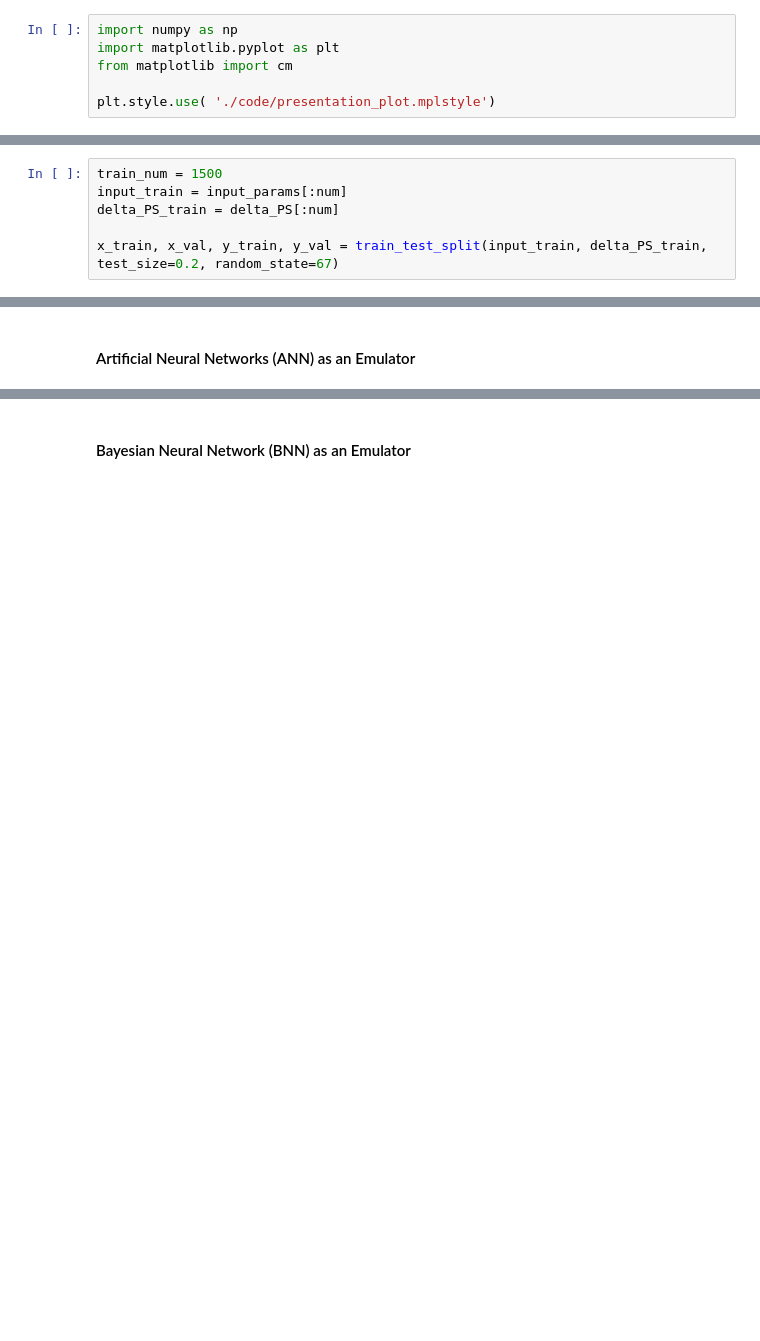
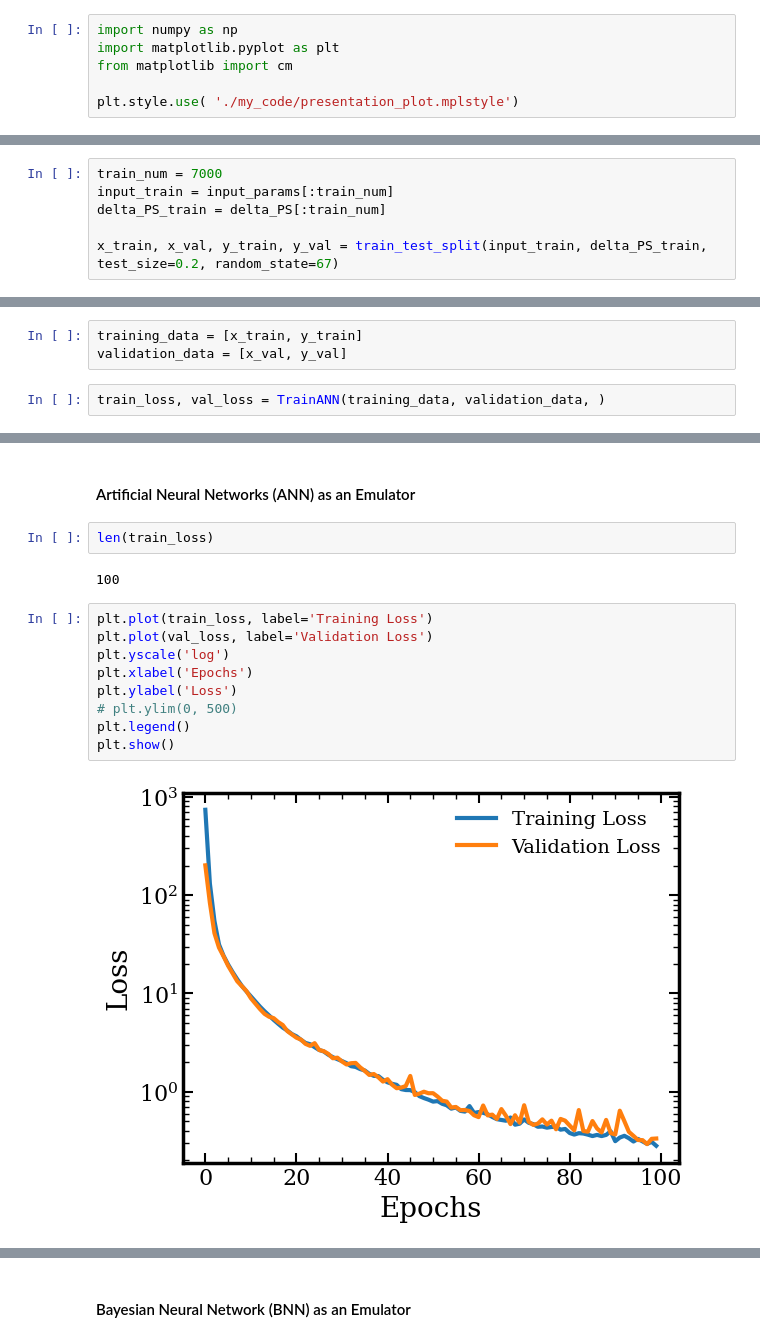
Before and after one commit to Yashraj-010/AI-ML_in_Inference, a Jupyter notebook: tutorial.ipynb, the cells around one changed output, grey strips where cells are left out. Drawn from its saved outputs; the diff is of its cells as text; blank space fills up the shorter version.

```diff
--- a/tutorial.ipynb
+++ b/tutorial.ipynb
@@ -9,7 +9,7 @@ import numpy as np
 import matplotlib.pyplot as plt
 from matplotlib import cm
 
-plt.style.use( './code/presentation_plot.mplstyle')
+plt.style.use( './my_code/presentation_plot.mplstyle')
 # %%
 parameters = np.loadtxt('./data/Parameters.txt', skiprows=1)
 
@@ -64,7 +70,7 @@ import torch
 # %%
-train_num = 1500
-input_train = input_params[:num]
-delta_PS_train = delta_PS[:num]
+train_num = 7000
+input_train = input_params[:train_num]
+delta_PS_train = delta_PS[:train_num]
 
 x_train, x_val, y_train, y_val = train_test_split(input_train, delta_PS_train, test_size=0.2, random_state=67)
 # %%
@@ -78,0 +82,5 @@ validation_data = torch.tensor(x_val, dtype=torch.float32), torch.tensor(y_val,
+# %%
+training_data = [x_train, y_train]
+validation_data = [x_val, y_val]
+# %%
+train_loss, val_loss = TrainANN(training_data, validation_data, )
@@ -79,2 +105,17 @@ validation_data = torch.tensor(x_val, dtype=torch.float32), torch.tensor(y_val,
 # %% [markdown]
 #### Artificial Neural Networks (ANN) as an Emulator
+# %%
+len(train_loss)
+# %% [output]
+100
+# %%
+plt.plot(train_loss, label='Training Loss')
+plt.plot(val_loss, label='Validation Loss')
+plt.yscale('log')
+plt.xlabel('Epochs')
+plt.ylabel('Loss')
+# plt.ylim(0, 500)
+plt.legend()
+plt.show()
+# %% [output]
+[figure, added]
```
Also changed, not shown: parts of 8 cells of this notebook, 3 other files.
